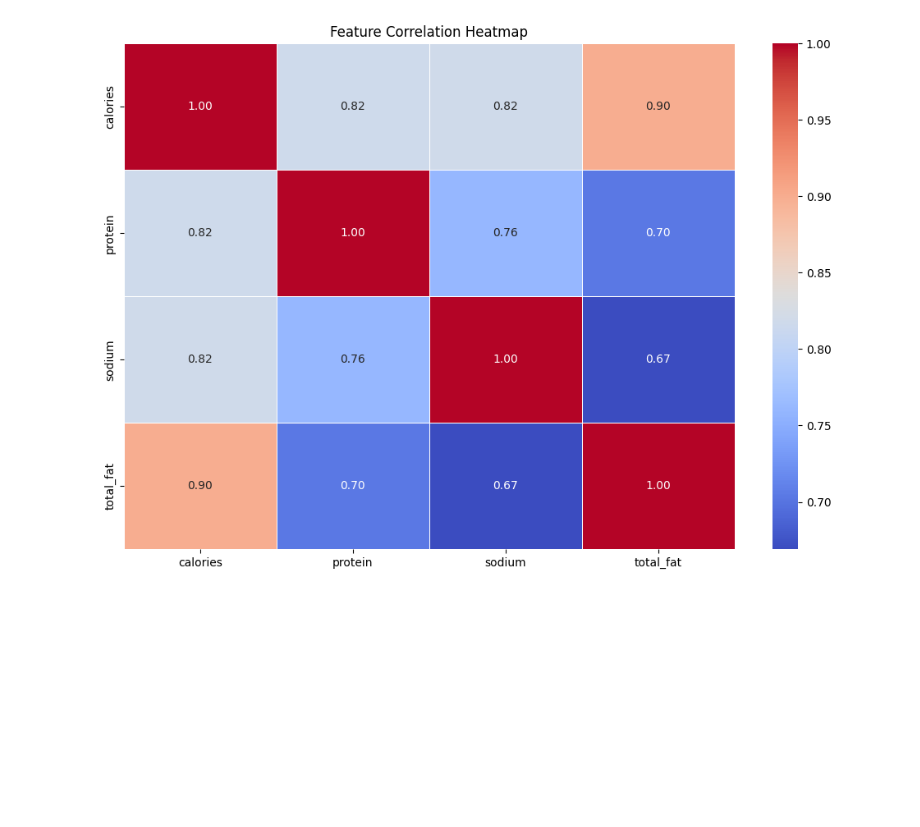
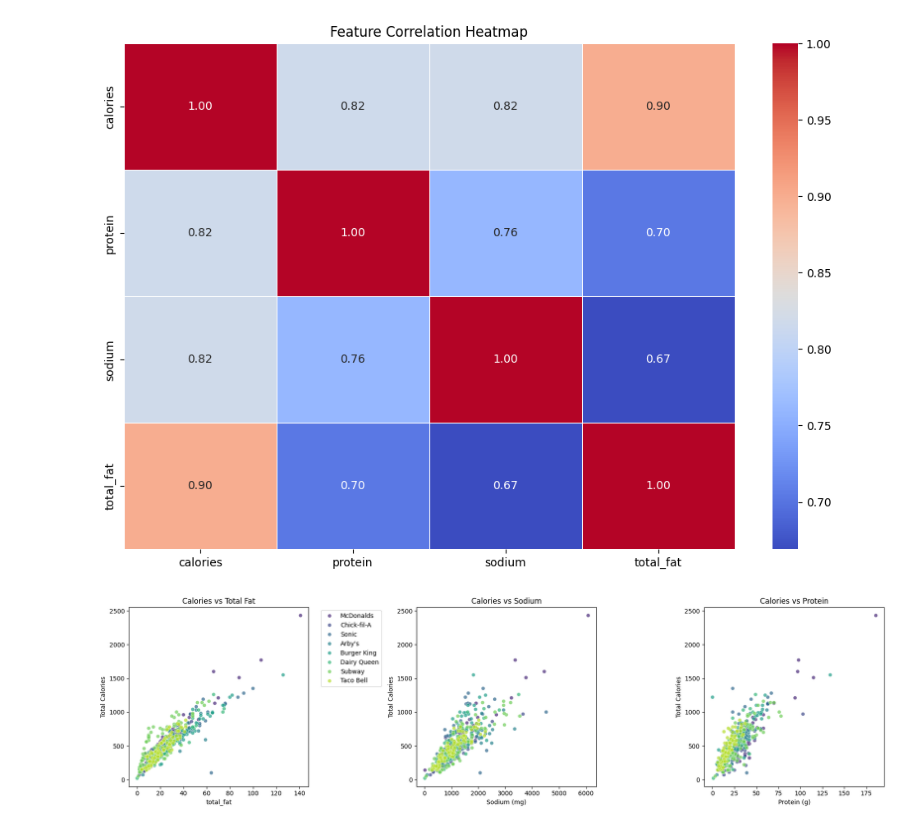
Before and after one commit to ishara1009/Fast-food-calorie-prediction, a Jupyter notebook: fastfood_calories.ipynb, the cells around one changed output. Saved outputs shown, nothing was run; the diff lists cells and outputs as text; code cells hidden in the pictures; blank space fills up the shorter version.

```diff
--- a/fastfood_calories.ipynb
+++ b/fastfood_calories.ipynb
@@ -324,3 +324,35 @@ plt.title("Feature Correlation Heatmap")
 plt.show()
 # %% [output]
 [figure]
+# %%
+# Set up the figure
+plt.figure(figsize=(18, 5))
+
+# Plot 1: Calories vs Calories from Fat
+plt.subplot(1, 3, 3)
+sns.scatterplot(x='protein', y='calories', data=cleaned_df, hue='restaurant', palette='viridis', alpha=0.7)
+plt.title('Calories vs Protein')
+plt.xlabel('Protein (g)')
+plt.ylabel('Total Calories')
+plt.legend().remove()
+
+# Plot 2: Calories vs Cholesterol
+plt.subplot(1, 3, 2)
+sns.scatterplot(x='sodium', y='calories', data=cleaned_df, hue='restaurant', palette='viridis', alpha=0.7)
+plt.title('Calories vs Sodium')
+plt.xlabel('Sodium (mg)')
+plt.ylabel('Total Calories')
+plt.legend().remove()
+
+# Plot 3: Calories vs Protein
+plt.subplot(1, 3, 1)
+sns.scatterplot(x='total_fat', y='calories', data=cleaned_df, hue='restaurant', palette='viridis', alpha=0.7)
+plt.title('Calories vs Total Fat')
+plt.xlabel('total_fat')
+plt.ylabel('Total Calories')
+plt.legend(bbox_to_anchor=(1.05, 1), loc='upper left')
+
+plt.tight_layout()
+plt.show()
+# %% [output]
+[figure, added]
```
